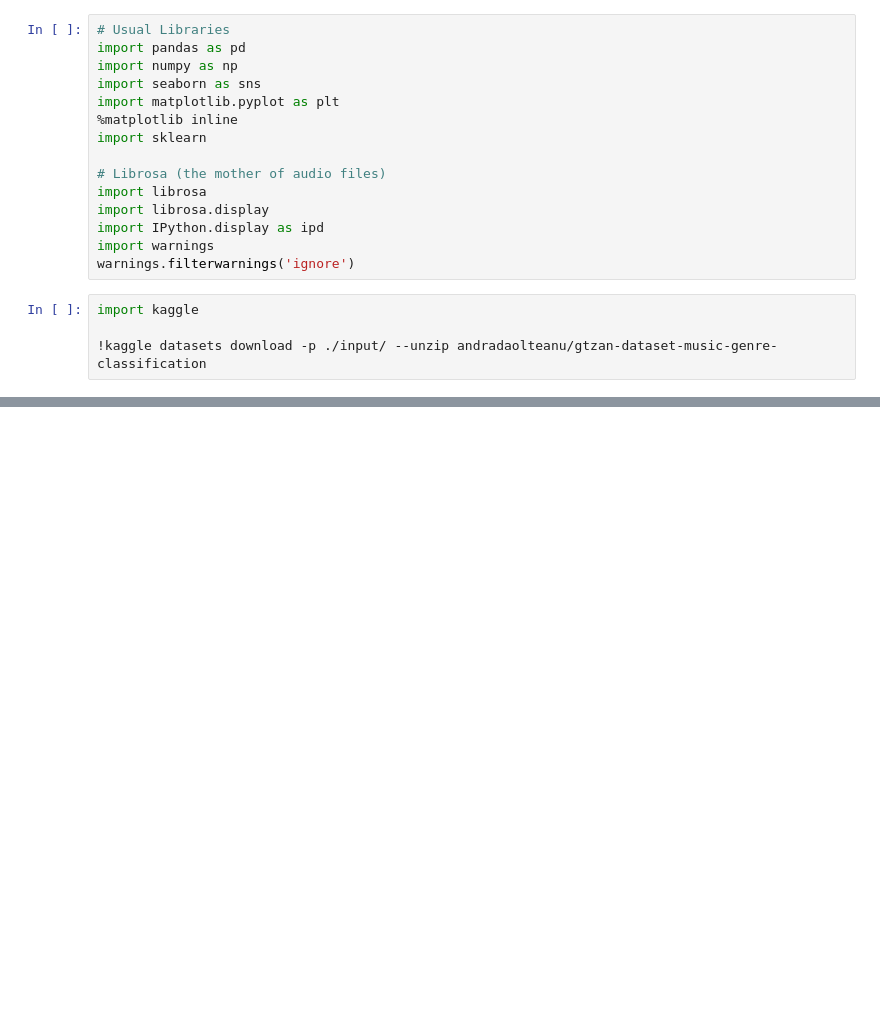
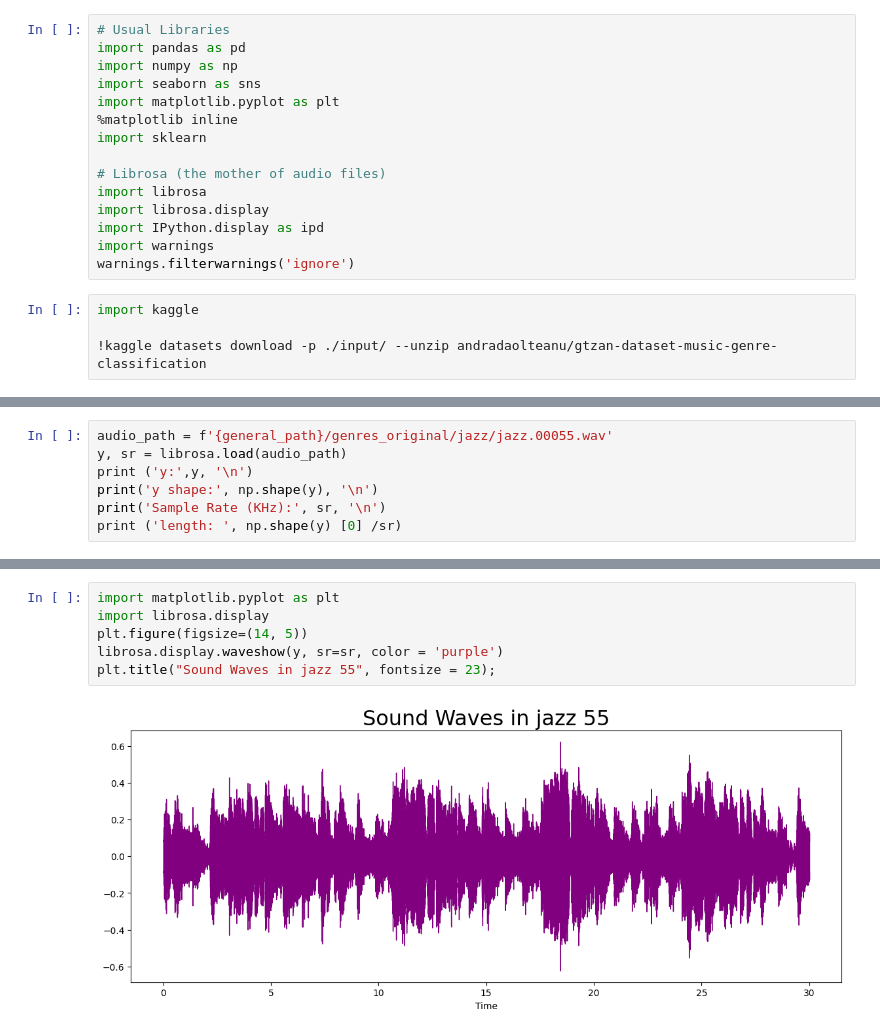
Before and after one commit to B1oodRain/music-genres-classification, a Jupyter notebook: main.ipynb, the cells around one changed output, grey strips where cells are left out. Cells and saved outputs as stored; diff of their text form; blank space fills up the shorter version.

```diff
--- a/main.ipynb
+++ b/main.ipynb
@@ -26,0 +26,7 @@ Downloading gtzan-dataset-music-genre-classification.zip to ./input
+# %%
+audio_path = f'{general_path}/genres_original/jazz/jazz.00055.wav'
+y, sr = librosa.load(audio_path)
+print ('y:',y, '\n')
+print('y shape:', np.shape(y), '\n')
+print('Sample Rate (KHz):', sr, '\n')
+print ('length: ', np.shape(y) [0] /sr)
@@ -26,0 +58,8 @@ Downloading gtzan-dataset-music-genre-classification.zip to ./input
+# %%
+import matplotlib.pyplot as plt
+import librosa.display
+plt.figure(figsize=(14, 5))
+librosa.display.waveshow(y, sr=sr, color = 'purple')
+plt.title("Sound Waves in jazz 55", fontsize = 23);
+# %% [output]
+[figure, added]
```
Also changed, not shown: parts of 5 cells of this notebook.
